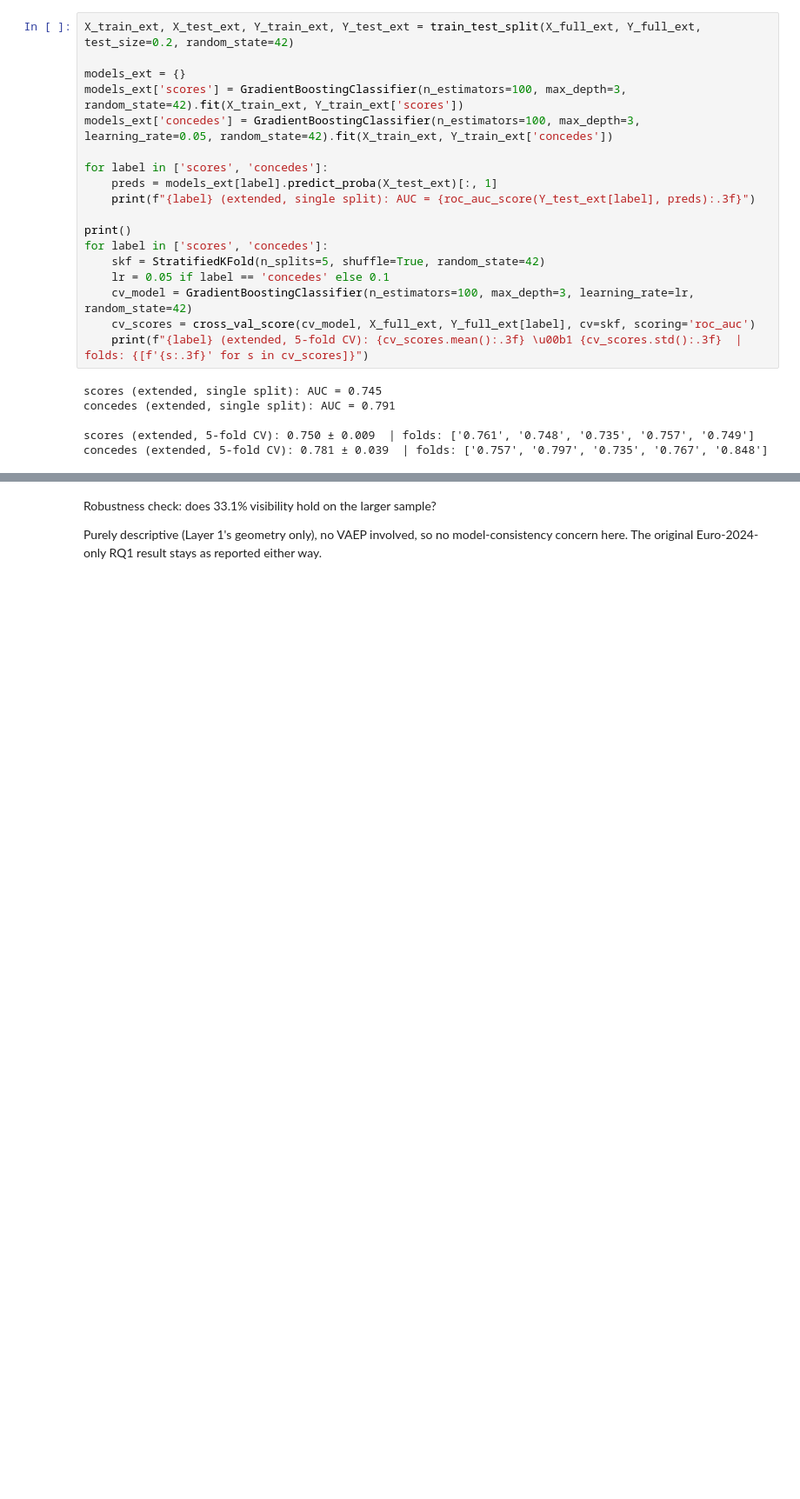
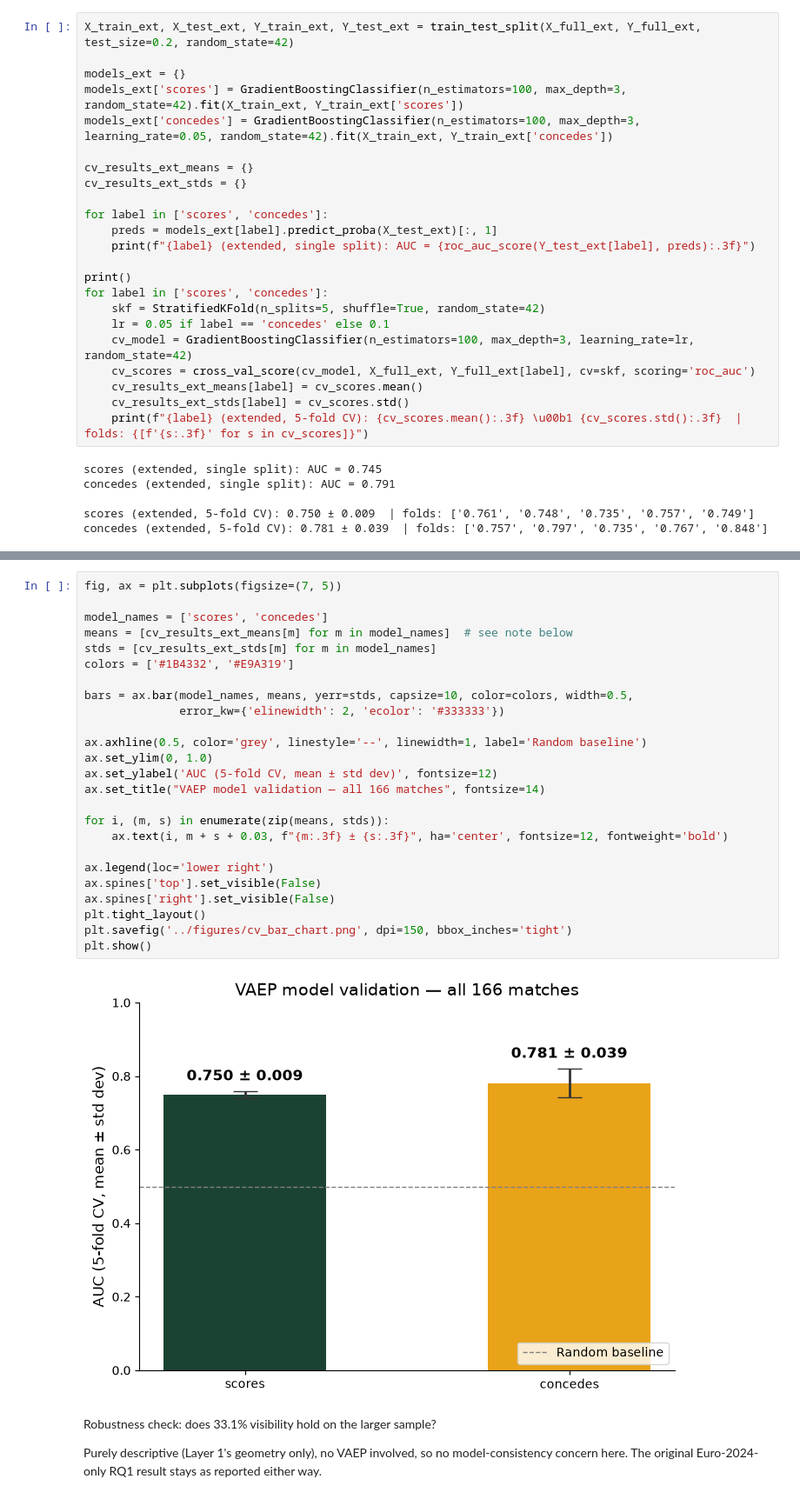
Before and after one commit to Raeesa12/perception-aware-passing-in-football, a Jupyter notebook: notebooks/setup_euro2024.ipynb, the cells around one changed output, grey strips where cells are left out. Shown at 87% size. Saved outputs shown, nothing was run; the diff lists cells and outputs as text; blank space fills up the shorter version.

```diff
--- a/notebooks/setup_euro2024.ipynb
+++ b/notebooks/setup_euro2024.ipynb
@@ -1667,6 +1667,9 @@ X_train_ext, X_test_ext, Y_train_ext, Y_test_ext = train_test_split(X_full_ext,
 models_ext = {}
 models_ext['scores'] = GradientBoostingClassifier(n_estimators=100, max_depth=3, random_state=42).fit(X_train_ext, Y_train_ext['scores'])
 models_ext['concedes'] = GradientBoostingClassifier(n_estimators=100, max_depth=3, learning_rate=0.05, random_state=42).fit(X_train_ext, Y_train_ext['concedes'])
+
+cv_results_ext_means = {}
+cv_results_ext_stds = {}
 
 for label in ['scores', 'concedes']:
     preds = models_ext[label].predict_proba(X_test_ext)[:, 1]
@@ -1678,6 +1681,8 @@ for label in ['scores', 'concedes']:
     lr = 0.05 if label == 'concedes' else 0.1
     cv_model = GradientBoostingClassifier(n_estimators=100, max_depth=3, learning_rate=lr, random_state=42)
     cv_scores = cross_val_score(cv_model, X_full_ext, Y_full_ext[label], cv=skf, scoring='roc_auc')
+    cv_results_ext_means[label] = cv_scores.mean()
+    cv_results_ext_stds[label] = cv_scores.std()
     print(f"{label} (extended, 5-fold CV): {cv_scores.mean():.3f} \u00b1 {cv_scores.std():.3f}  | folds: {[f'{s:.3f}' for s in cv_scores]}")
 # %% [output]
 scores (extended, single split): AUC = 0.745
@@ -1688,3 +1697,30 @@ concedes (extended, 5-fold CV): 0.781 ± 0.039  | folds: ['0.757', '0.797', '0.7
+# %%
+fig, ax = plt.subplots(figsize=(7, 5))
+
+model_names = ['scores', 'concedes']
+means = [cv_results_ext_means[m] for m in model_names]  # see note below
+stds = [cv_results_ext_stds[m] for m in model_names]
+colors = ['#1B4332', '#E9A319']
+
+bars = ax.bar(model_names, means, yerr=stds, capsize=10, color=colors, width=0.5,
+              error_kw={'elinewidth': 2, 'ecolor': '#333333'})
+
+ax.axhline(0.5, color='grey', linestyle='--', linewidth=1, label='Random baseline')
+ax.set_ylim(0, 1.0)
+ax.set_ylabel('AUC (5-fold CV, mean ± std dev)', fontsize=12)
+ax.set_title("VAEP model validation — all 166 matches", fontsize=14)
+
+for i, (m, s) in enumerate(zip(means, stds)):
+    ax.text(i, m + s + 0.03, f"{m:.3f} ± {s:.3f}", ha='center', fontsize=12, fontweight='bold')
+
+ax.legend(loc='lower right')
+ax.spines['top'].set_visible(False)
+ax.spines['right'].set_visible(False)
+plt.tight_layout()
+plt.savefig('../figures/cv_bar_chart.png', dpi=150, bbox_inches='tight')
+plt.show()
+# %% [output]
+[figure, added]
 # %% [markdown]
 Robustness check: does 33.1% visibility hold on the larger sample?
 
```
Also changed, not shown: parts of 4 cells of this notebook, 1 other file.
